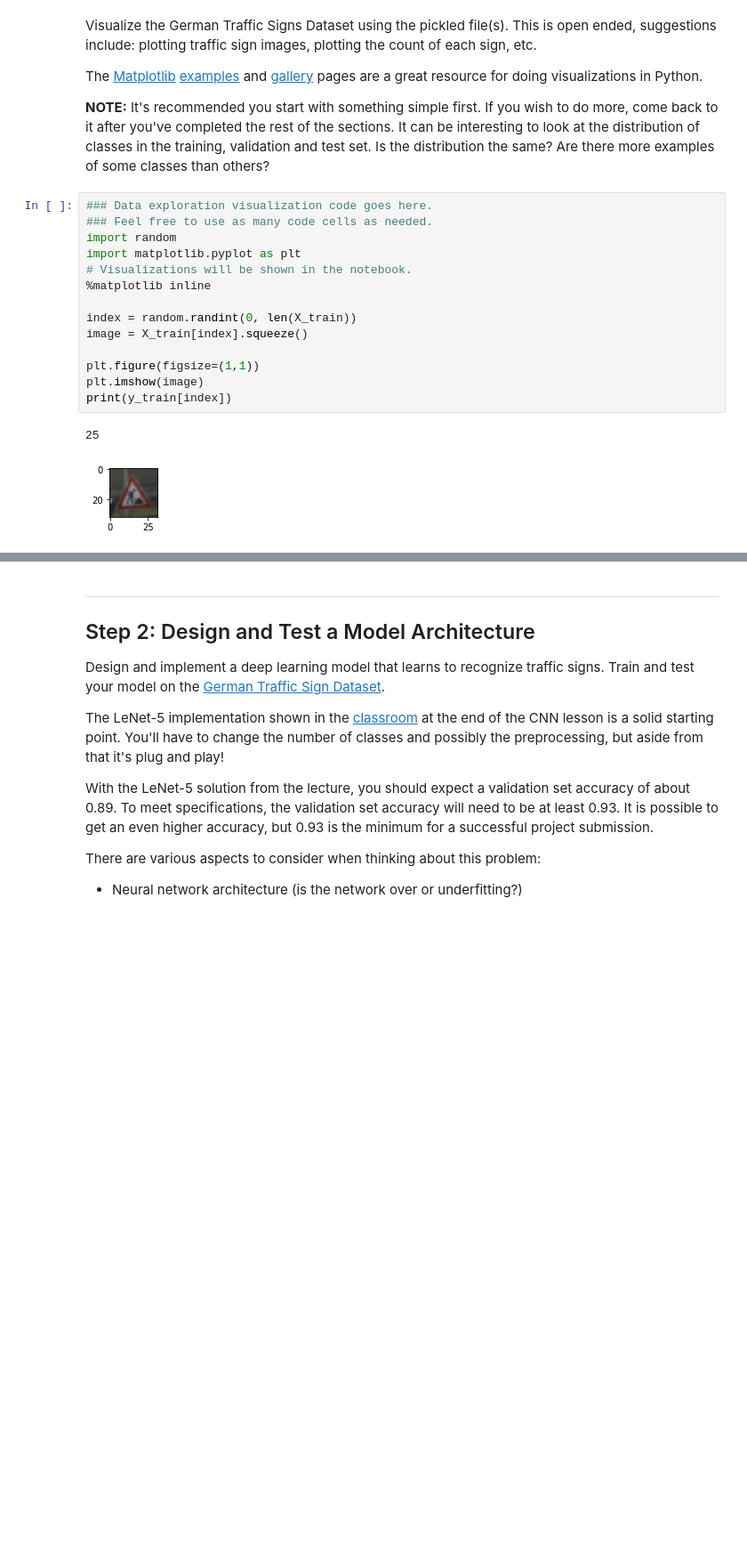
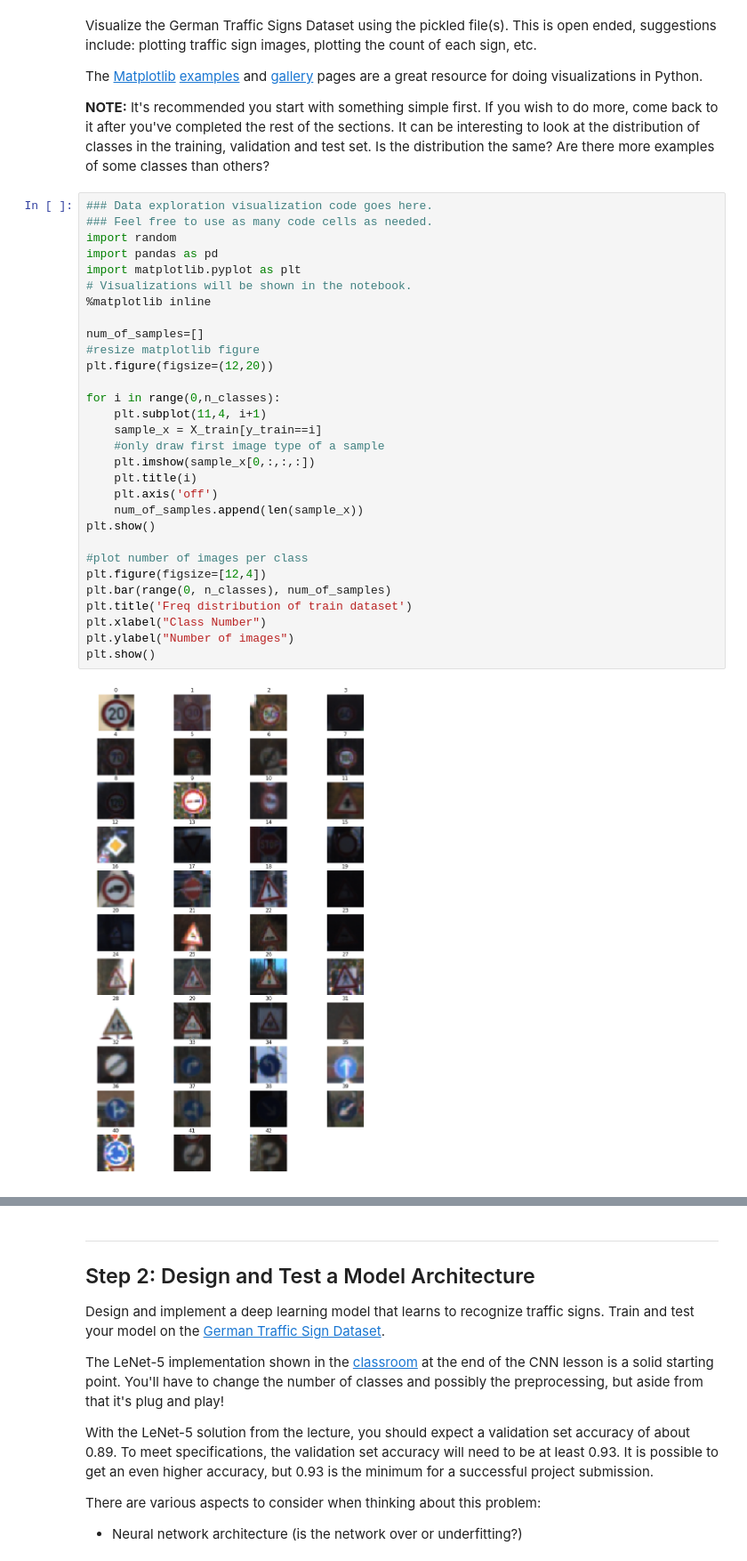
Before and after one commit to vipulbhandari82/CarND-Traffic-Sign-Classifier-Project, a Jupyter notebook: Traffic_Sign_Classifier.ipynb, the cells around one changed output, grey strips where cells are left out. Shown: that part at 89% size. Saved outputs shown, nothing was run; the diff lists cells and outputs as text; blank space fills up the shorter version.

```diff
--- a/Traffic_Sign_Classifier.ipynb
+++ b/Traffic_Sign_Classifier.ipynb
@@ -98,20 +98,35 @@ Visualize the German Traffic Signs Dataset using the pickled file(s). This is op
 The [Matplotlib](http://matplotlib.org/) [examples](http://matplotlib.org/examples/index.html) and [gallery](http://matplotlib.org/gallery.html) pages are a great resource for doing visualizations in Python.
 
 **NOTE:** It's recommended you start with something simple first. If you wish to do more, come back to it after you've completed the rest of the sections. It can be interesting to look at the distribution of classes in the training, validation and test set. Is the distribution the same? Are there more examples of some classes than others?
-# %%
-### Data exploration visualization code goes here.
-### Feel free to use as many code cells as needed.
-import random
-import matplotlib.pyplot as plt
-# Visualizations will be shown in the notebook.
-%matplotlib inline
-
-index = random.randint(0, len(X_train))
-image = X_train[index].squeeze()
-
-plt.figure(figsize=(1,1))
-plt.imshow(image)
-print(y_train[index])
-# %% [output]
-25
-[figure, removed]
+# %%
+### Data exploration visualization code goes here.
+### Feel free to use as many code cells as needed.
+import random
+import pandas as pd
+import matplotlib.pyplot as plt
+# Visualizations will be shown in the notebook.
+%matplotlib inline
+
+num_of_samples=[]
+#resize matplotlib figure
+plt.figure(figsize=(12,20))
+
+for i in range(0,n_classes):
+    plt.subplot(11,4, i+1)
+    sample_x = X_train[y_train==i]
+    #only draw first image type of a sample
+    plt.imshow(sample_x[0,:,:,:])
+    plt.title(i)
+    plt.axis('off')
+    num_of_samples.append(len(sample_x))
+plt.show()
+
+#plot number of images per class
+plt.figure(figsize=[12,4])
+plt.bar(range(0, n_classes), num_of_samples)
+plt.title('Freq distribution of train dataset')
+plt.xlabel("Class Number")
+plt.ylabel("Number of images")
+plt.show()
+# %% [output]
+[figure, added]
```
Also changed, not shown: parts of 8 cells of this notebook.
